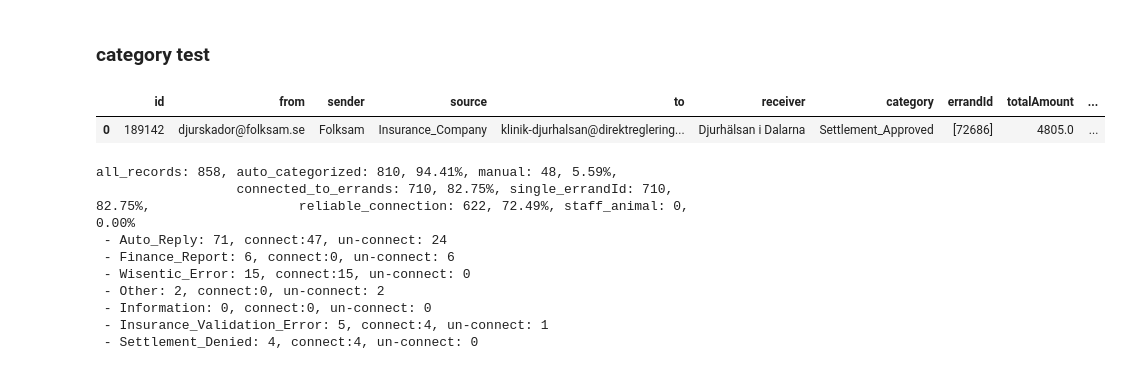
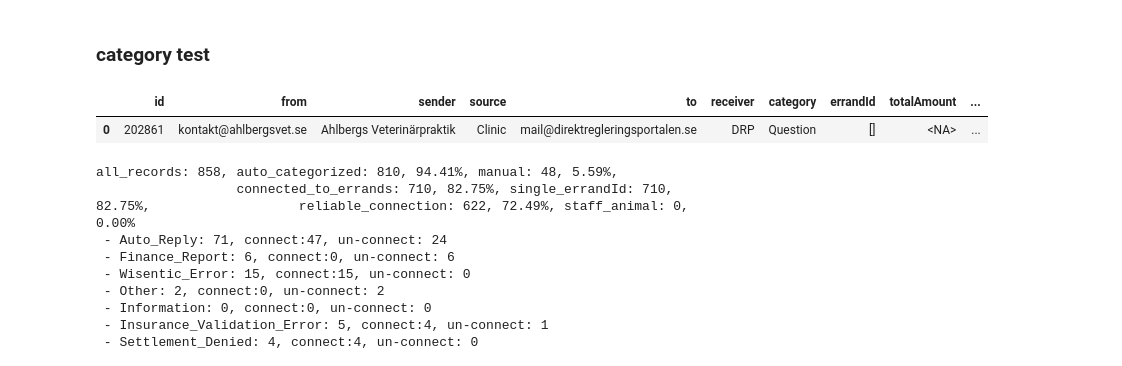
Before and after one commit to Jacque008/email_fastAPI, a Jupyter notebook: test.ipynb, the cells around one changed output. Cells and saved outputs as stored; diff of their text form; code cells hidden in the pictures.

```diff
--- a/test.ipynb
+++ b/test.ipynb
@@ -3,23 +3,22 @@
 # %%
 import sys
 sys.path.append('/Users/jiechen/Apoex/Email/fastAPI')
 from app.services.utils import fetchFromDB
 from app.services.base_service import BaseService
 from app.dataset.email_dataset import EmailDataset
 import pandas as pd
 
 bs = BaseService()
-id = 189142
-email = fetchFromDB(bs.email_spec_query.format(EMAILID=id))
+id = 202861
+email = fetchFromDB(bs.email_spec_query.format(COND=f"e.id={id}"))
 # email = pd.read_json(f'data/test_data/email8.json')
 # email.to_json(f'data/test_data/cate{id}.json', orient="records", indent=4, force_ascii=False)
-# email = pd.read_json(f'data/test_data/email8.json')
 ed = EmailDataset(df=email)
 ca = ed.do_connect()
 ca
 # %% [output]
 |  | id | from | sender | source | to | receiver | category | errandId | totalAmount | ... |
-| 0 | 189142 | djurskador@folksam.se | Folksam | Insurance_Company | klinik-djurhalsan@direktreglering... | Djurhälsan i Dalarna | Settlement_Approved | [72686] | 4805.0 | ... |
+| 0 | 202861 | kontakt@ahlbergsvet.se | Ahlbergs Veterinärpraktik | Clinic | mail@direktregleringsportalen.se | DRP | Question | [] | <NA> | ... |
 # %%
 from app.services.classifier import Classifier
 a = Classifier()
```
Also changed, not shown: parts of 2 cells of this notebook, 11 other files.
